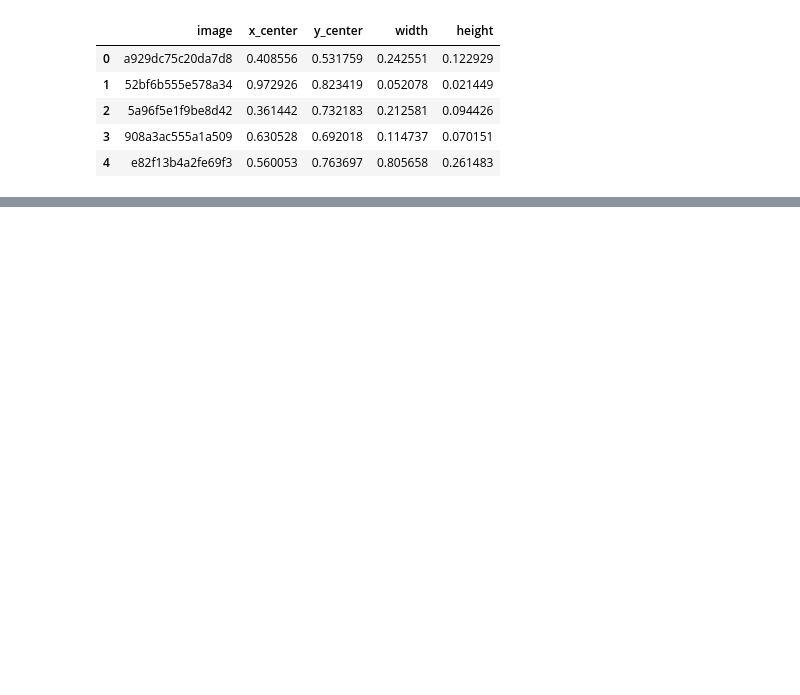
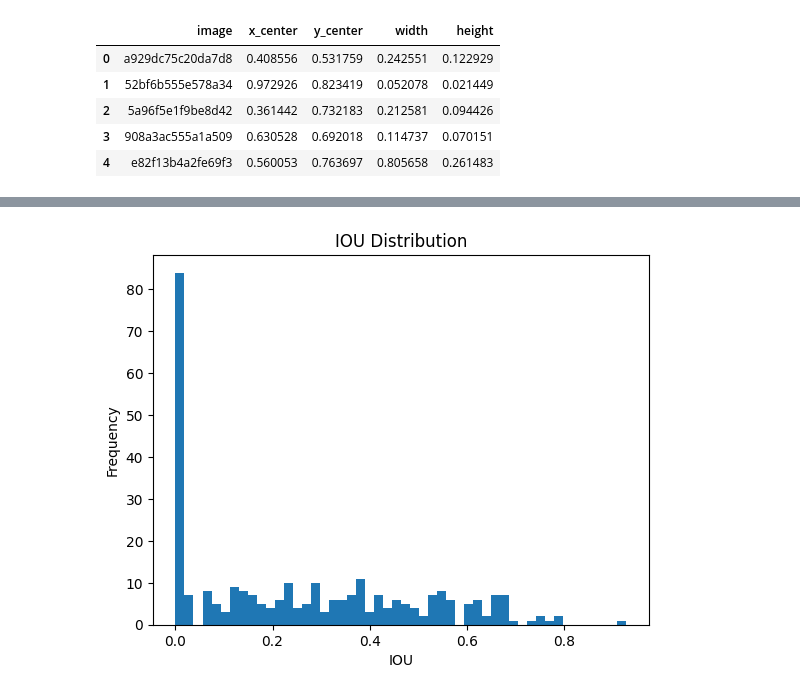
Before and after one commit to Gabmelom/plate-vision, a Jupyter notebook: plate-vision.ipynb, the cells around one changed output, grey strips where cells are left out. Cells and saved outputs as stored; diff of their text form; code cells hidden in the pictures; blank space fills up the shorter version.

Commit message:
plate recognition metrics added

```diff
--- a/plate-vision.ipynb
+++ b/plate-vision.ipynb
@@ -310,18 +326,20 @@ Actual coordinates: 0.481468125 0.5177654117647058 0.13040799999999997 0.0981130
 # %%
-# Make prediction on testing set, calculate accuracy metrics
+# Make prediction on testing set, calculate accuracy metrics IOUs
 def predict_and_plot(model, test_df):
-    X_test, y_test = convert_to_array(test_df)
+    X_test, y_test = convert_to_array(test_df, TEST_DIR)
     y_pred = model.predict(X_test)
     ious = []
 
     for i in range(len(X_test)):
-        image, x_center, y_center, width, height = test_df.iloc[i]
-        path = f"{TEST_DIR}{image}.jpg"
-        x_center_pred, y_center_pred, width_pred, height_pred = y_pred[i]
+        image_path, x, y, w, h = test_df.iloc[i]
+        path = f"{TEST_DIR}{image_path}.jpg"
+
+        img_h, img_w, _ = cv2.imread(path).shape
+        px, py, pw, ph = y_pred[i]
 
         # Calculate accuracy
-        x_min, y_min, x_max, y_max = yolo_to_voc(x_center, y_center, width, height, 224, 224)
-        x_min_pred, y_min_pred, x_max_pred, y_max_pred = yolo_to_voc(x_center_pred, y_center_pred, width_pred, height_pred, 224, 224)
+        x_min, y_min, x_max, y_max = yolo_to_voc(x*img_w, y*img_h, w*img_w, h*img_h)
+        x_min_pred, y_min_pred, x_max_pred, y_max_pred = yolo_to_voc(px*img_w, py*img_h, pw*img_w, ph*img_h)
 
         # Calculate IOU
         xA = max(x_min, x_min_pred)
@@ -335,10 +353,20 @@ def predict_and_plot(model, test_df):
         iou = interArea / float(boxAArea + boxBArea - interArea)
         ious.append(iou)
 
+    return ious
+
+def plot_iou_distribution(ious):
+    # Print mean average precision
+    mAP = np.mean(ious)
+    print("Mean Average Precision:", mAP)
+
     # Plot ious
-    plt.hist(ious, bins=20)
+    plt.hist(ious, bins=50)
     plt.xlabel("IOU")
     plt.ylabel("Frequency")
+    plt.title("IOU Distribution")
     plt.show()
 
-# predict_and_plot(model, test_df)
+ious = predict_and_plot(model, test_df)
+plot_iou_distribution(ious)
+# %% [output]
@@ -344,0 +375 @@ def predict_and_plot(model, test_df):
+[figure, added]
```
Also changed, not shown: parts of 6 cells of this notebook, 3 other files.
